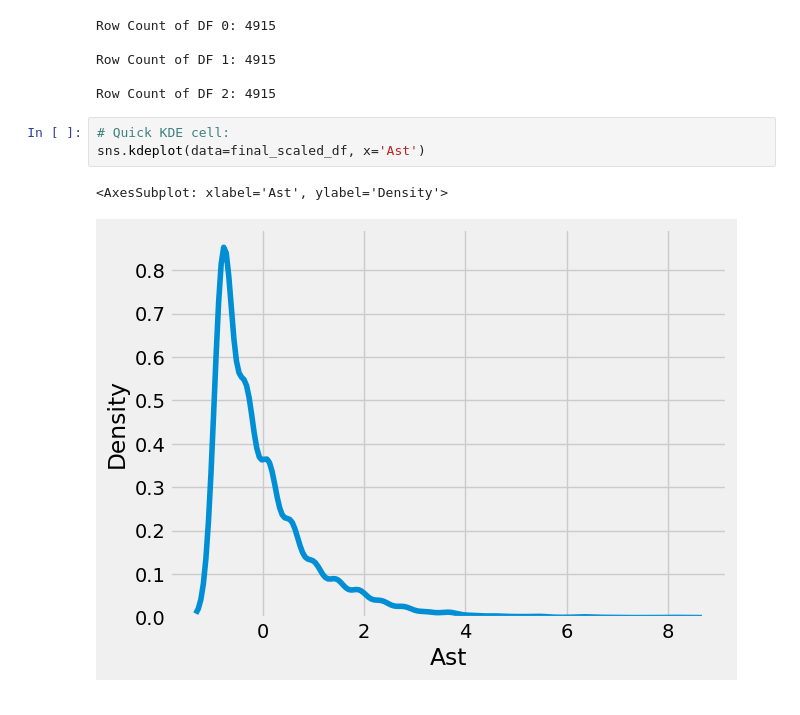
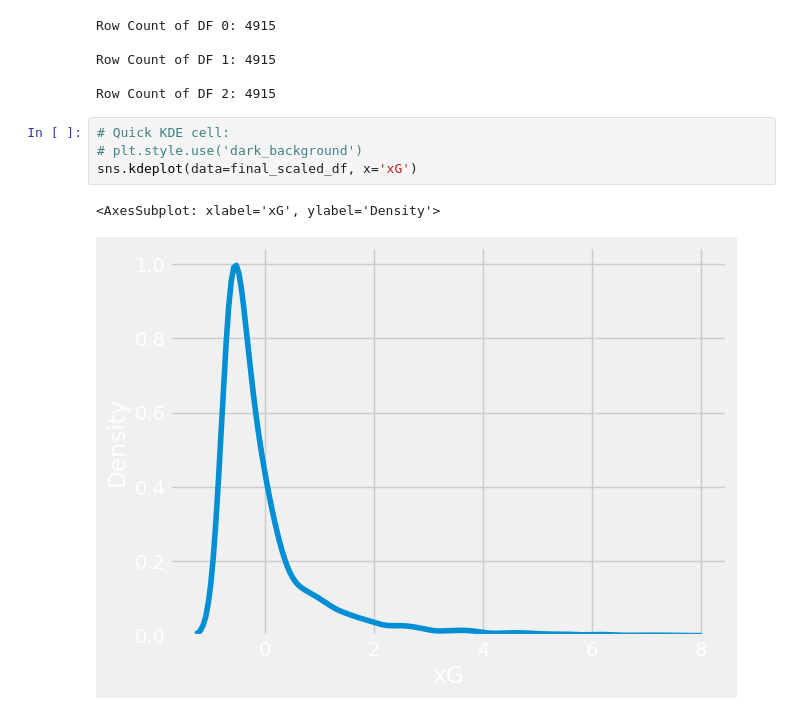
Before and after one commit to cmartins2001/player-valuation-model, a Jupyter notebook: clean_master_data_testing.ipynb, the cells around one changed output. Saved outputs shown, nothing was run; the diff lists cells and outputs as text.

```diff
--- a/clean_master_data_testing.ipynb
+++ b/clean_master_data_testing.ipynb
@@ -299,7 +300,8 @@ Row Count of DF 1: 4915
 Row Count of DF 2: 4915
 # %%
 # Quick KDE cell:
-sns.kdeplot(data=final_scaled_df, x='Ast')
+# plt.style.use('dark_background')
+sns.kdeplot(data=final_scaled_df, x='xG')
 # %% [output]
-<AxesSubplot: xlabel='Ast', ylabel='Density'>
+<AxesSubplot: xlabel='xG', ylabel='Density'>
-[figure, old version]
+[figure, new version]
```
Also changed, not shown: parts of 1 cell of this notebook.
